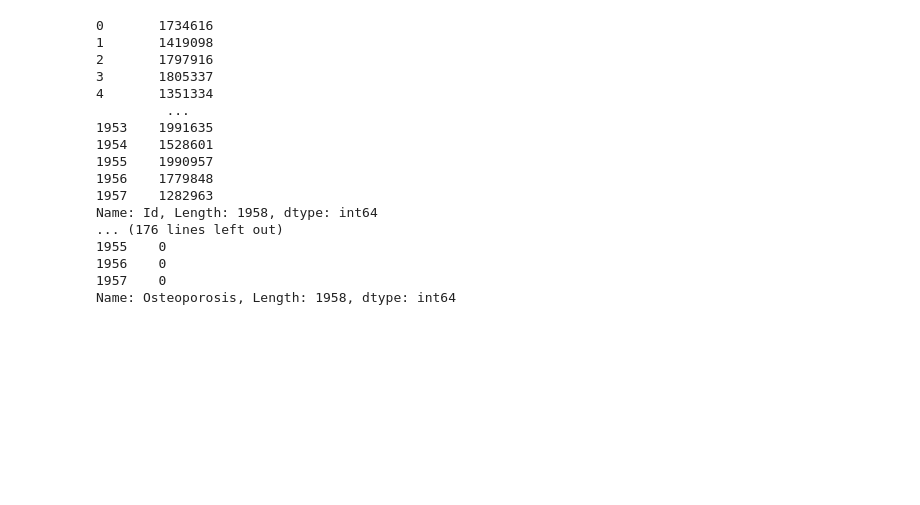
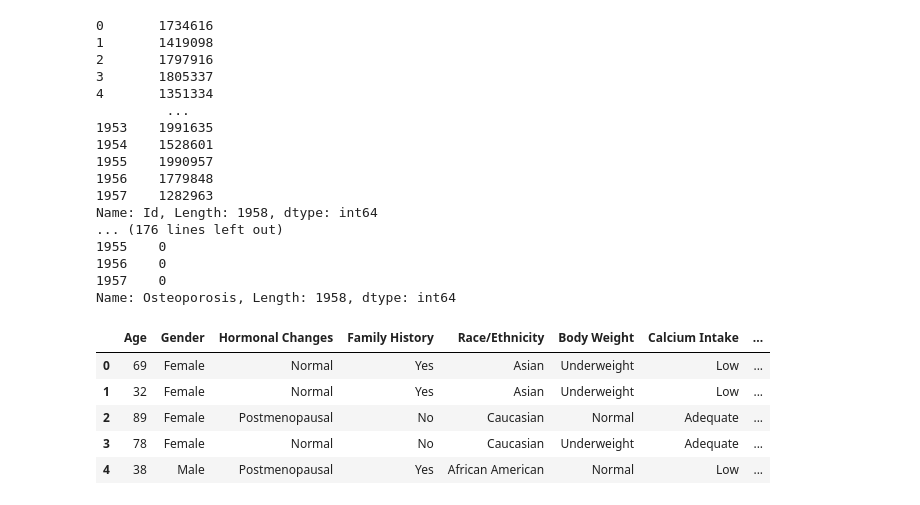
Before and after one commit to brandonsl23/Osteoporosis-Prediction-, a Jupyter notebook: Osteoporosis Prediction .ipynb, the cells around one changed output. Cells and saved outputs as stored; diff of their text form; code cells hidden in the pictures; blank space fills up the shorter version.

```diff
--- a/Osteoporosis Prediction .ipynb
+++ b/Osteoporosis Prediction .ipynb
@@ -54,3 +64,13 @@ Name: Id, Length: 1958, dtype: int64
 1956    0
 1957    0
 Name: Osteoporosis, Length: 1958, dtype: int64
+# %%
+osteo.drop('Id', axis=1, inplace=True) #we dont need the patient id's when figuring out if someone has osteoporosis
+osteo.head()
+# %% [output]
+|  | Age | Gender | Hormonal Changes | Family History | Race/Ethnicity | Body Weight | Calcium Intake | ... |
+| 0 | 69 | Female | Normal | Yes | Asian | Underweight | Low | ... |
+| 1 | 32 | Female | Normal | Yes | Asian | Underweight | Low | ... |
+| 2 | 89 | Female | Postmenopausal | No | Caucasian | Normal | Adequate | ... |
+| 3 | 78 | Female | Normal | No | Caucasian | Underweight | Adequate | ... |
+| 4 | 38 | Male | Postmenopausal | Yes | African American | Normal | Low | ... |
```
Also changed, not shown: parts of 7 cells of this notebook.
